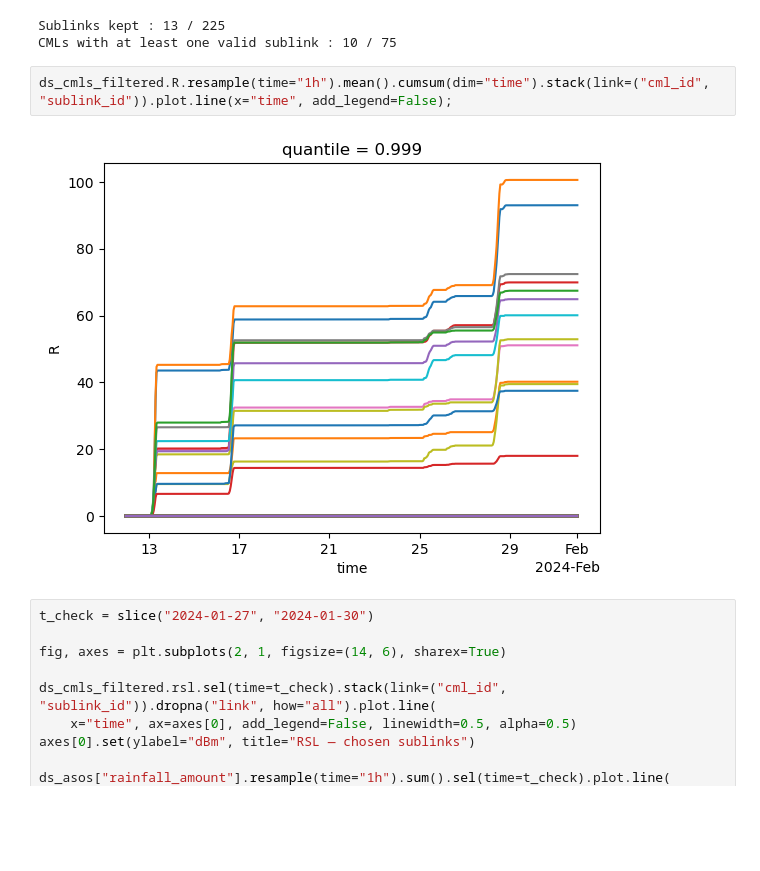
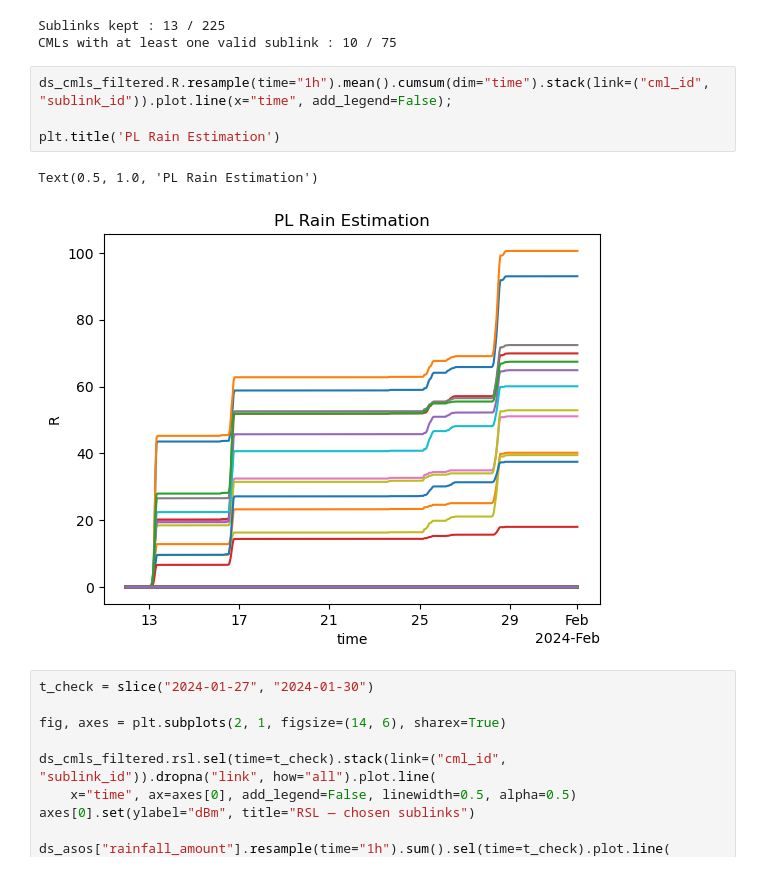
Before and after one commit to OpenSenseAction/opensense_example_data, a Jupyter notebook: OpenMesh/notebooks/analyze_OpenMesh_data.ipynb, the cells around one changed output. Cells and saved outputs as stored; diff of their text form; blank space fills up the shorter version.

```diff
--- a/OpenMesh/notebooks/analyze_OpenMesh_data.ipynb
+++ b/OpenMesh/notebooks/analyze_OpenMesh_data.ipynb
@@ -439,8 +458,11 @@ Sublinks kept : 13 / 225
 CMLs with at least one valid sublink : 10 / 75
 # %%
 ds_cmls_filtered.R.resample(time="1h").mean().cumsum(dim="time").stack(link=("cml_id", "sublink_id")).plot.line(x="time", add_legend=False);
+
+plt.title('PL Rain Estimation')
 # %% [output]
+Text(0.5, 1.0, 'PL Rain Estimation')
-[figure, old version]
+[figure, new version]
 # %%
 t_check = slice("2024-01-27", "2024-01-30")
 
```
Also changed, not shown: parts of 7 cells of this notebook, 1 other file.
